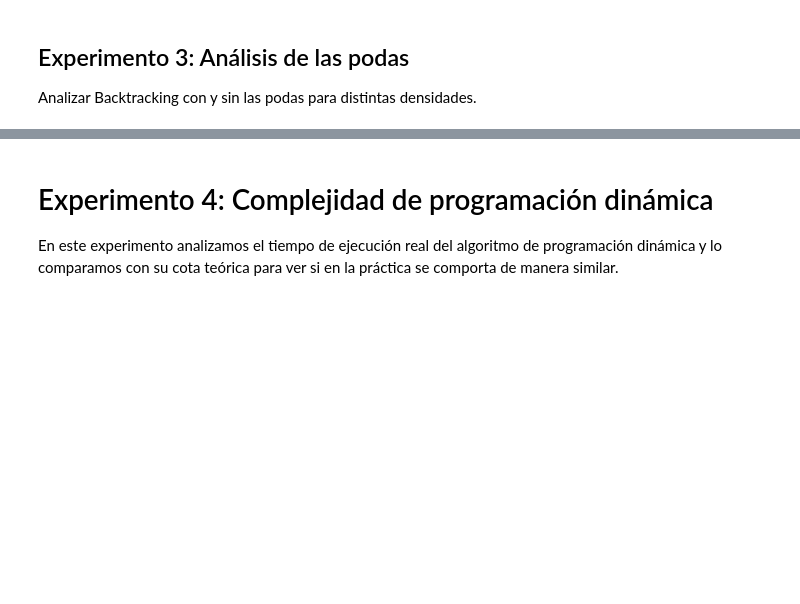
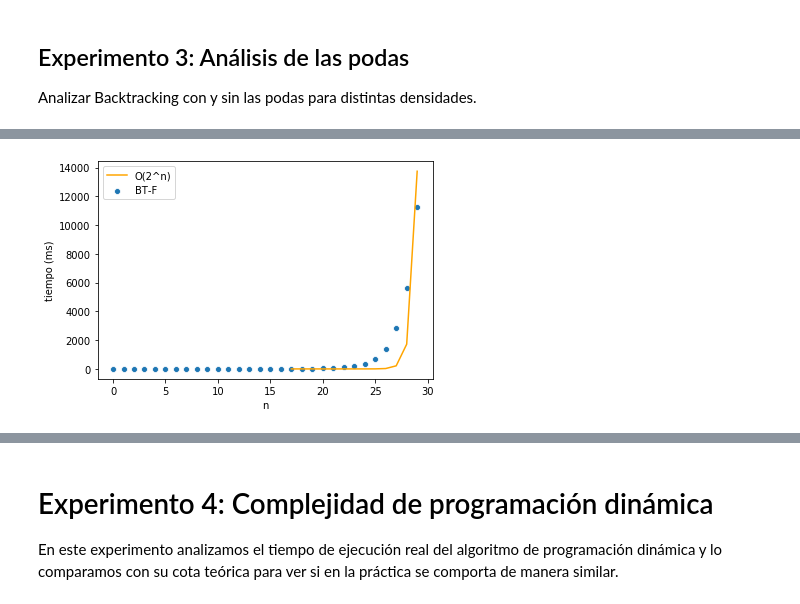
Before and after one commit to ShipOrSheep/tp1Algo3, a Jupyter notebook: experimentacion/analisis.ipynb, the cells around one changed output, grey strips where cells are left out. Drawn from its saved outputs; the diff is of its cells as text; code cells hidden in the pictures; blank space fills up the shorter version.

```diff
--- a/experimentacion/analisis.ipynb
+++ b/experimentacion/analisis.ipynb
@@ -137,3 +137,13 @@ plt.savefig("graficos/bt-podas-alta-zoom.svg");
+# %%
+df_BT_F_peor_caso = df_resultados[(df_resultados["metodo"]=="BT-F") & (df_resultados["dataset"] == "densidad-alta")].copy();
+df_BT_F_peor_caso["tiempo_esperado"] = 2 ** df_BT_peor_caso["n"] * 0.00000005; # Exponencial.
+fig = sns.scatterplot(data=df_BT_F_peor_caso, x='n', y='tiempo');
+fig = sns.lineplot(data=df_BT_F_peor_caso, x='n', y='tiempo_esperado', color="orange");
+fig.legend(labels=['O(2^n)','BT-F']);
+fig.set(xlabel='n', ylabel='tiempo (ms)');
+plt.savefig("graficos/bt-f-complejidad-peor-caso.svg");
+# %% [output]
+[figure, added]
 # %%
 df_BT_densidad_baja = df_resultados[((df_resultados["metodo"]=="BT") | (df_resultados["metodo"]=="BT-F") | (df_resultados["metodo"]=="BT-O")) & (df_resultados["dataset"] == "densidad-baja")].copy();
 fig = sns.scatterplot(data=df_BT_densidad_baja, x='n', y='tiempo', hue='metodo');
```
Also changed, not shown: parts of 15 cells of this notebook, 7 other files.
